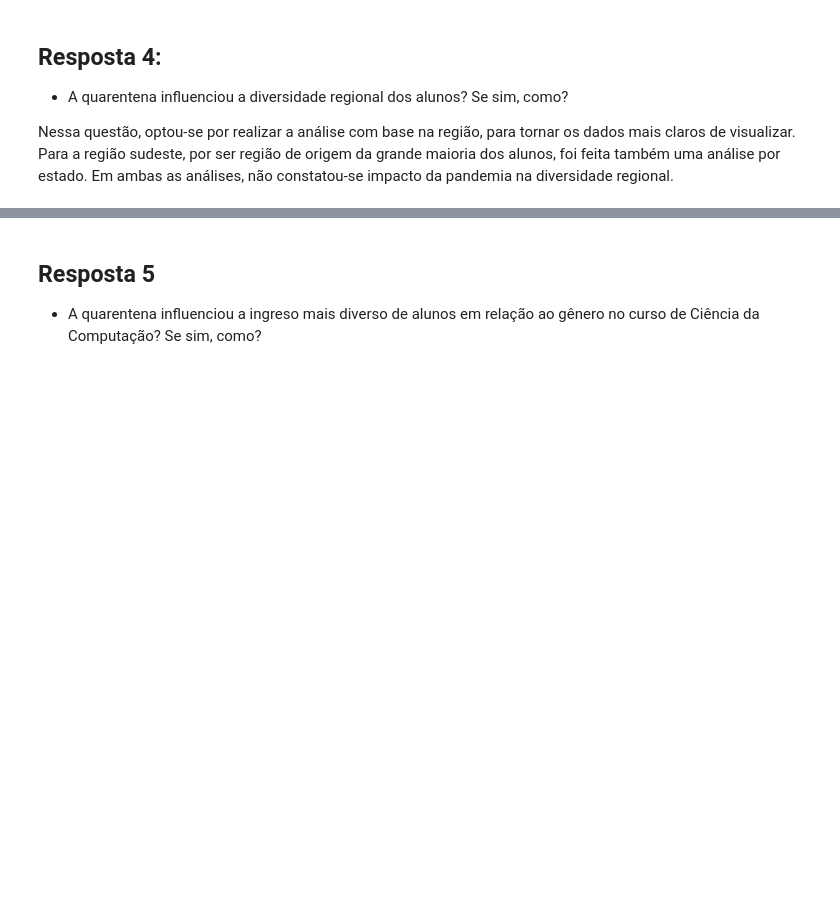
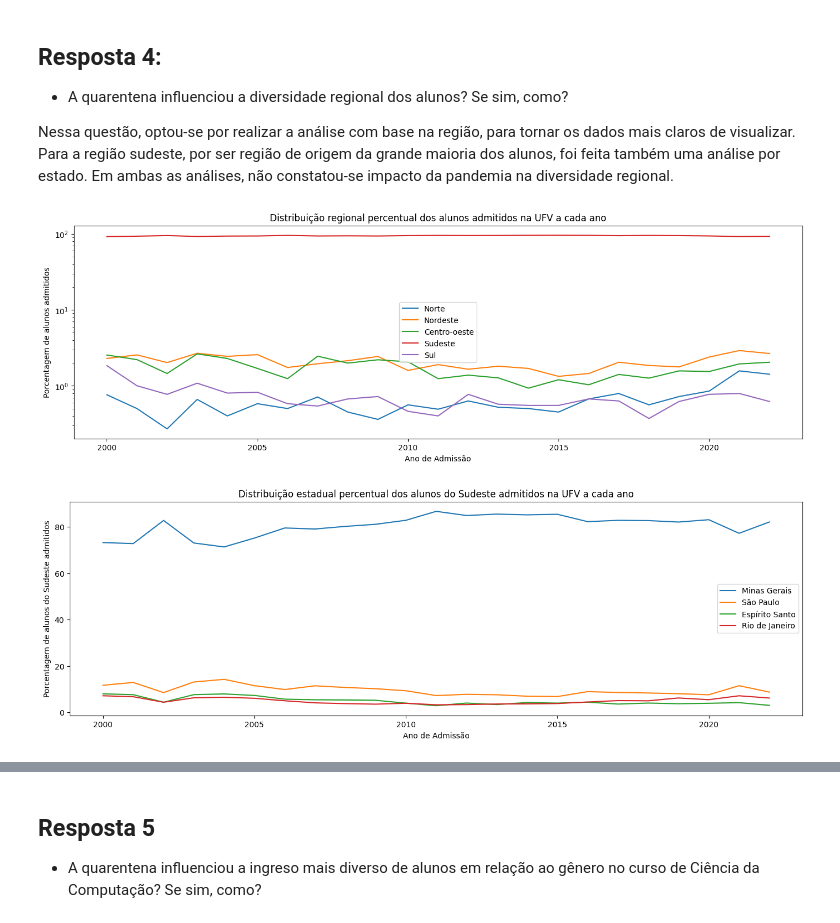
Before and after one commit to Duds04/Projeto_Dados, a Jupyter notebook: src/RespostasParte1.ipynb, the cells around one changed output, grey strips where cells are left out. Saved outputs shown, nothing was run; the diff lists cells and outputs as text; code cells hidden in the pictures; blank space fills up the shorter version.

```diff
--- a/src/RespostasParte1.ipynb
+++ b/src/RespostasParte1.ipynb
@@ -261,31 +328,34 @@ admissao_regiao = admissao_regiao.mul(100).round(2).reset_index()
 plt.figure(figsize=(17,5))
 plt.plot(admissao_regiao["Admissao_Ano"], admissao_regiao["Norte"], label="Norte")
 plt.plot(admissao_regiao["Admissao_Ano"], admissao_regiao["Nordeste"], label="Nordeste")
 plt.plot(admissao_regiao["Admissao_Ano"], admissao_regiao["Centro-oeste"], label="Centro-oeste")
 plt.plot(admissao_regiao["Admissao_Ano"], admissao_regiao["Sudeste"], label="Sudeste")
 plt.plot(admissao_regiao["Admissao_Ano"], admissao_regiao["Sul"], label="Sul")
 plt.yscale("log")
 plt.ylabel("Porcentagem de alunos admitidos")
 plt.xlabel("Ano de Admissão")
 plt.title("Distribuição regional percentual dos alunos admitidos na UFV a cada ano")
 plt.legend()
 plt.show()
 
 # Filtrando pela região sudeste, agrupando por estado e convertendo para porcentagem
 admissao_sudeste = admissao_geo[admissao_geo["Regiao"] == "Sudeste"][["UF_Nascimento", "Admissao_Ano"]]
 admissao_sudeste = admissao_sudeste.groupby("Admissao_Ano").value_counts(normalize=True).unstack()
 admissao_sudeste = admissao_sudeste.mul(100).round(200).reset_index()
 
 # Gráfico por estado do sudeste
 plt.figure(figsize=(17,5))
 plt.plot(admissao_sudeste["Admissao_Ano"], admissao_sudeste["MG"], label="Minas Gerais")
 plt.plot(admissao_sudeste["Admissao_Ano"], admissao_sudeste["SP"], label="São Paulo")
 plt.plot(admissao_sudeste["Admissao_Ano"], admissao_sudeste["ES"], label="Espírito Santo")
 plt.plot(admissao_sudeste["Admissao_Ano"], admissao_sudeste["RJ"], label="Rio de Janeiro")
 plt.ylabel("Porcentagem de alunos do Sudeste admitidos")
 plt.xlabel("Ano de Admissão")
 plt.title("Distribuição estadual percentual dos alunos do Sudeste admitidos na UFV a cada ano")
 plt.legend()
 plt.show()
 
-admissao_regiao
+# admissao_regiao
+# %% [output]
+[figure, added]
+[figure, added]
```
Also changed, not shown: parts of 28 cells of this notebook, 1 other file.
